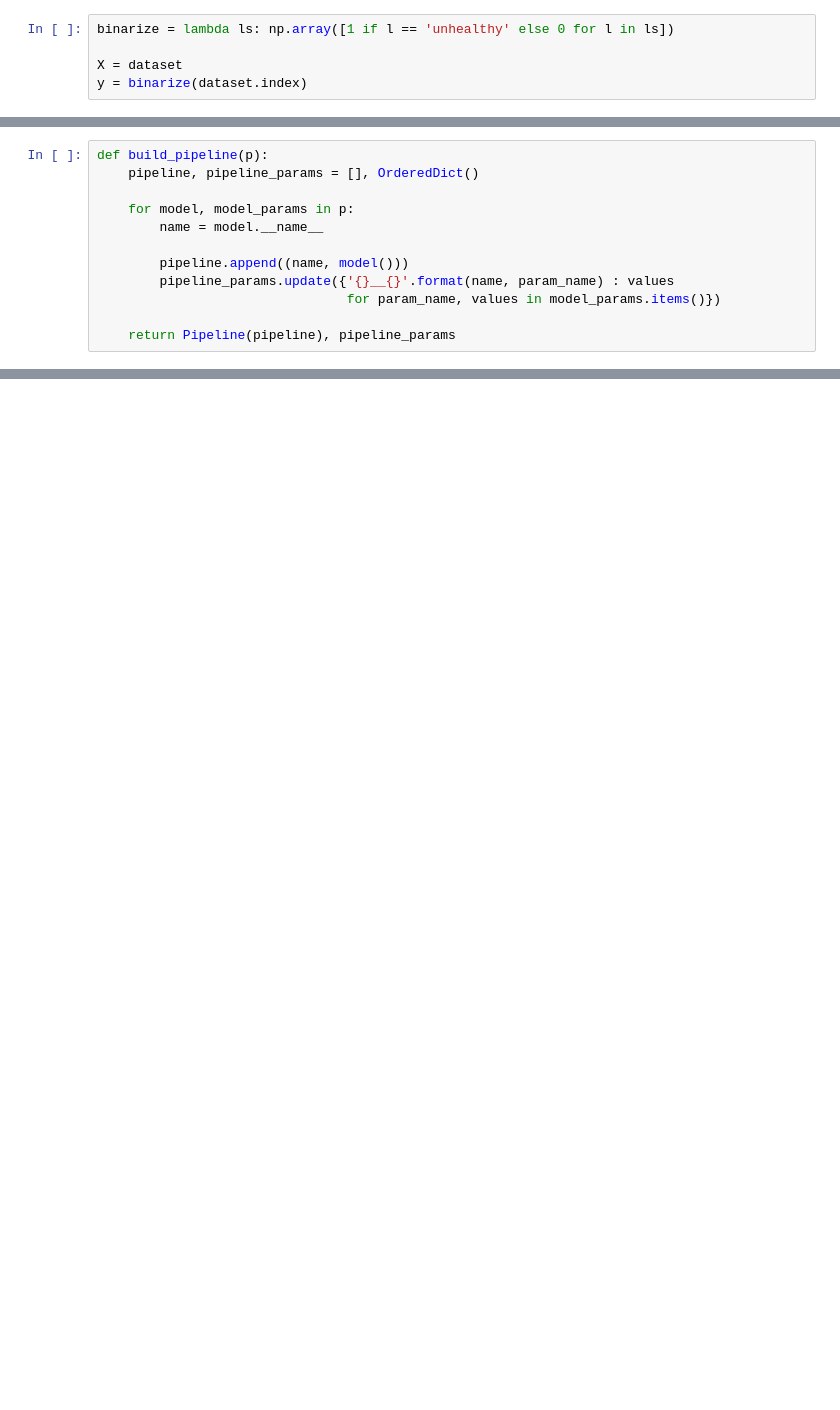
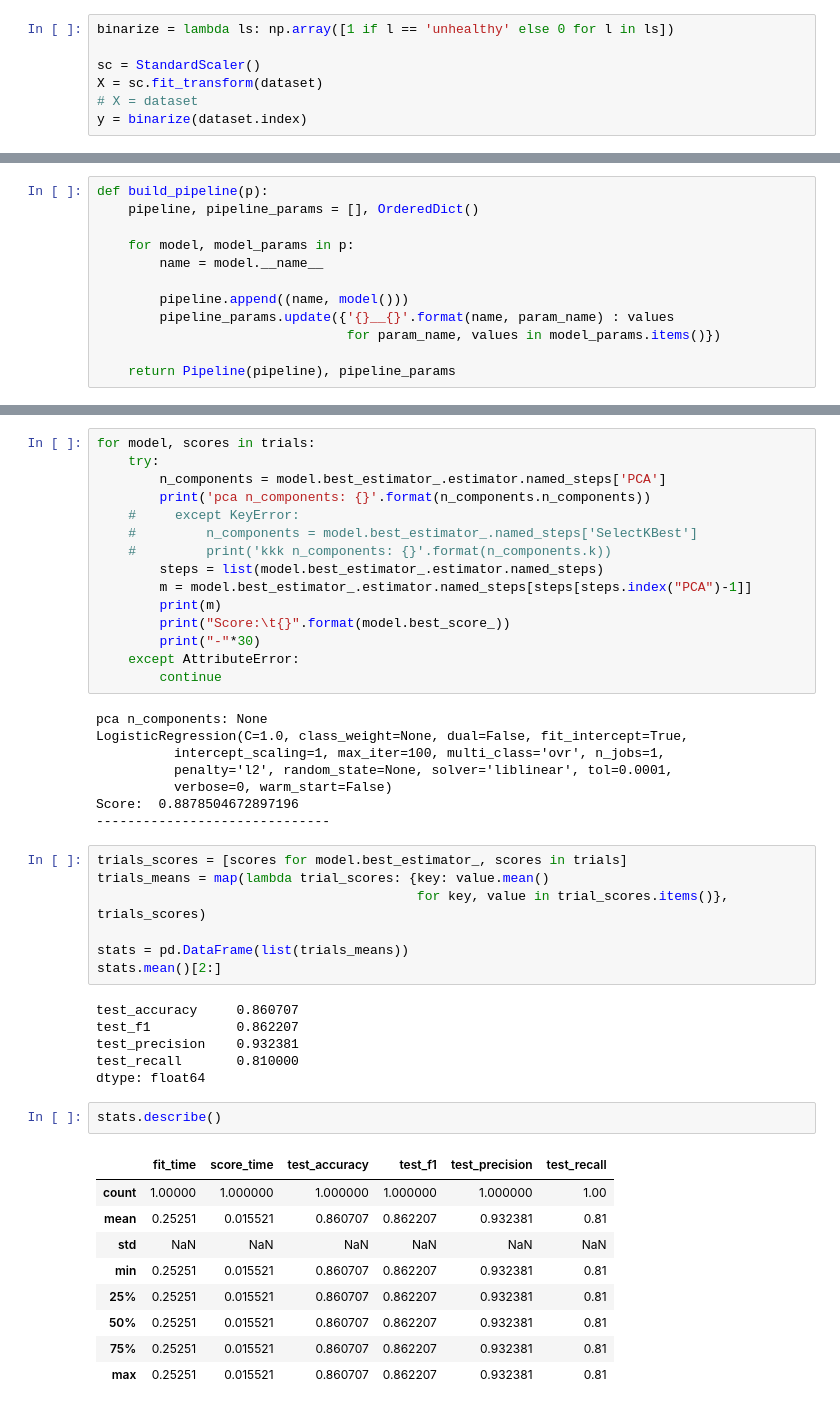
Before and after one commit to AmmarRashed/Genobolitics, a Jupyter notebook: notebooks/Classifier_raw.ipynb, the cells around one changed output, grey strips where cells are left out. Drawn from its saved outputs; the diff is of its cells as text; blank space fills up the shorter version.

```diff
--- a/notebooks/Classifier_raw.ipynb
+++ b/notebooks/Classifier_raw.ipynb
@@ -51,7 +51,9 @@ print(balance)
 # %%
 binarize = lambda ls: np.array([1 if l == 'unhealthy' else 0 for l in ls])
 
-X = dataset
+sc = StandardScaler()
+X = sc.fit_transform(dataset)
+# X = dataset
 y = binarize(dataset.index)
 # %%
 dataset.shape
@@ -90,0 +134,48 @@ def build_pipeline(p):
+# %%
+for model, scores in trials:
+    try:
+        n_components = model.best_estimator_.estimator.named_steps['PCA']
+        print('pca n_components: {}'.format(n_components.n_components))
+    #     except KeyError:
+    #         n_components = model.best_estimator_.named_steps['SelectKBest']
+    #         print('kkk n_components: {}'.format(n_components.k))
+        steps = list(model.best_estimator_.estimator.named_steps)
+        m = model.best_estimator_.estimator.named_steps[steps[steps.index("PCA")-1]]
+        print(m)
+        print("Score:\t{}".format(model.best_score_))
+        print("-"*30)
+    except AttributeError:
+        continue
+# %% [output]
+pca n_components: None
+LogisticRegression(C=1.0, class_weight=None, dual=False, fit_intercept=True,
+          intercept_scaling=1, max_iter=100, multi_class='ovr', n_jobs=1,
+          penalty='l2', random_state=None, solver='liblinear', tol=0.0001,
+          verbose=0, warm_start=False)
+Score:  0.8878504672897196
+------------------------------
+# %%
+trials_scores = [scores for model.best_estimator_, scores in trials]
+trials_means = map(lambda trial_scores: {key: value.mean()
+                                         for key, value in trial_scores.items()}, trials_scores)
+
+stats = pd.DataFrame(list(trials_means))
+stats.mean()[2:]
+# %% [output]
+test_accuracy     0.860707
+test_f1           0.862207
+test_precision    0.932381
+test_recall       0.810000
+dtype: float64
+# %%
+stats.describe()
+# %% [output]
+|  | fit_time | score_time | test_accuracy | test_f1 | test_precision | test_recall |
+| count | 1.00000 | 1.000000 | 1.000000 | 1.000000 | 1.000000 | 1.00 |
+| mean | 0.25251 | 0.015521 | 0.860707 | 0.862207 | 0.932381 | 0.81 |
+| std | NaN | NaN | NaN | NaN | NaN | NaN |
+| min | 0.25251 | 0.015521 | 0.860707 | 0.862207 | 0.932381 | 0.81 |
+| 25% | 0.25251 | 0.015521 | 0.860707 | 0.862207 | 0.932381 | 0.81 |
+| 50% | 0.25251 | 0.015521 | 0.860707 | 0.862207 | 0.932381 | 0.81 |
+| 75% | 0.25251 | 0.015521 | 0.860707 | 0.862207 | 0.932381 | 0.81 |
+| max | 0.25251 | 0.015521 | 0.860707 | 0.862207 | 0.932381 | 0.81 |
```
Also changed, not shown: parts of 6 cells of this notebook, 3 other files.
